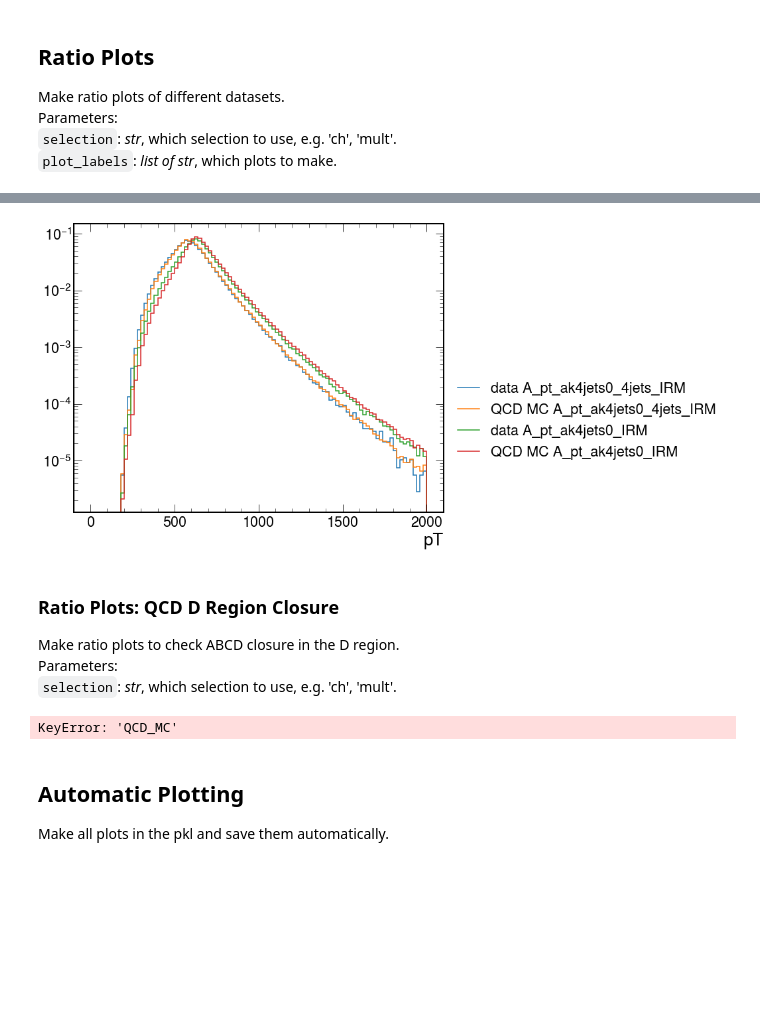
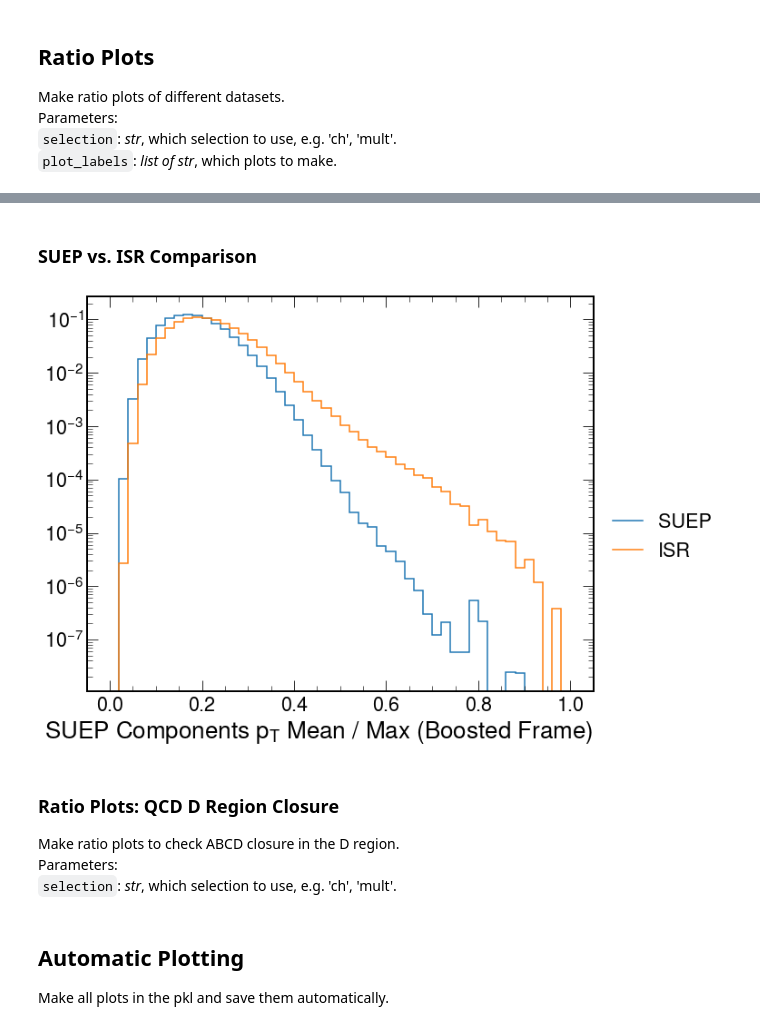
Before and after one commit to SUEPPhysics/SUEPCoffea_dask, a Jupyter notebook: plotting/plot.ipynb, the cells around one changed output, grey strips where cells are left out. Saved outputs shown, nothing was run; the diff lists cells and outputs as text; code cells hidden in the pictures; blank space fills up the shorter version.

```diff
--- a/plotting/plot.ipynb
+++ b/plotting/plot.ipynb
@@ -25,8 +25,8 @@ matplotlib.rcParams['figure.facecolor'] = 'white'
 `infile_names`: _array of str_: full paths of .pkl files.<br>
 # %%
 # parameters
-input_label = 'barrel_2018_v2'
-output_label = '/home/submit/lavezzo/public_html/SUEP/barrel_2018_v2/'
+input_label = 'S1_ntracks_ptAvgB'
+output_label = '/home/submit/lavezzo/public_html/SUEP/analysis/S1_ntracks_ptAvgB/'
 file_ext = '.png'
 
 # input .pkl files
@@ -138,7 +138,7 @@ for infile_name in infile_names:
             plots[sample][plot]  = plots[sample][plot] + plotsToAdd[plot]*lumi
 
 # calculate D_exp region after combining samples
-for selection in ['IRM', 'ML']:
+for selection in ['IRM', 'ML', 'CL']:
     for sample in list(plots.keys()):
         plots[sample]['D_exp_' + selection] = D_expect(plots[sample],selection)
         plots[sample]['D_exp_var2_' + selection] = D_expect_var2(plots[sample],selection)
@@ -268,39 +264,29 @@ for plot_label in plot_labels:
+# %% [markdown]
+### SUEP vs. ISR Comparison
 # %%
-plot_label = 'A_pt_ak4jets0_4jets_IRM'
+plot_label = 'SUEP_pt_mean_scaled'
 
 # QCD hist for ABCD region
-hdata = plots['data'][plot_label][::1j]
-hQCD_MC = plots['QCD_HT'][plot_label][::1j]
+h1 = plots['QCD_HT'][plot_label+"_CL"][::2j]
+h2 = plots['QCD_HT'][plot_label.replace("SUEP", "ISR") +"_CLi"][::2j]
 
-hdata /= hdata.sum().value
-hQCD_MC /= hQCD_MC.sum().value
+h1 /= h1.sum().value
+h2 /= h2.sum().value
 
 fig = plt.figure(figsize=(10, 8))
-hep.histplot(hdata, yerr=False, label='data ' + plot_label)
-hep.histplot(hQCD_MC, yerr=False, label='QCD MC ' + plot_label)
-
-plot_label = 'A_pt_ak4jets0_IRM'
-
-# QCD hist for ABCD region
-hdata = plots['data'][plot_label][::1j]
-hQCD_MC = plots['QCD_HT'][plot_label][::1j]
-
-hdata /= hdata.sum().value
-hQCD_MC /= hQCD_MC.sum().value
-
-hep.histplot(hdata, yerr=False, label='data ' + plot_label)
-hep.histplot(hQCD_MC, yerr=False, label='QCD MC ' + plot_label)
+hep.histplot(h1, yerr=False, label='SUEP')
+hep.histplot(h2, yerr=False, label='ISR')
 
 fig.axes[0].set_yscale("log")
-fig.axes[0].set_xlabel("pT")
+# fig.axes[0].set_xlabel("pT")
 #fig.axes[0].set_xlim(0, 2000)
 #fig.axes[0].set_ylim(1e-5, 1e7)
 # fig.axes[1].set_ylim(0.4,1.6)
 plt.legend(bbox_to_anchor=(1, 0.5))
 plt.savefig(output_label + plot_label + file_ext, bbox_inches='tight')
 plt.show()
 # %% [output]
-[figure, old version]
+[figure, new version]
 # %% [markdown]
 ### Ratio Plots: QCD D Region Closure
 Make ratio plots to check ABCD closure in the D region.<br>
@@ -318,8 +304,6 @@ plt.xlabel("Sphericity")
 plt.ylim(0.5,1.5)
 plt.savefig(output_label + "_D_closure" + file_ext, bbox_inches='tight')
 plt.show()
-# %% [output]
-KeyError: 'QCD_MC'
 # %% [markdown]
 ## Automatic Plotting
 Make all plots in the pkl and save them automatically.<br>
```
Also changed, not shown: parts of 22 cells of this notebook.
